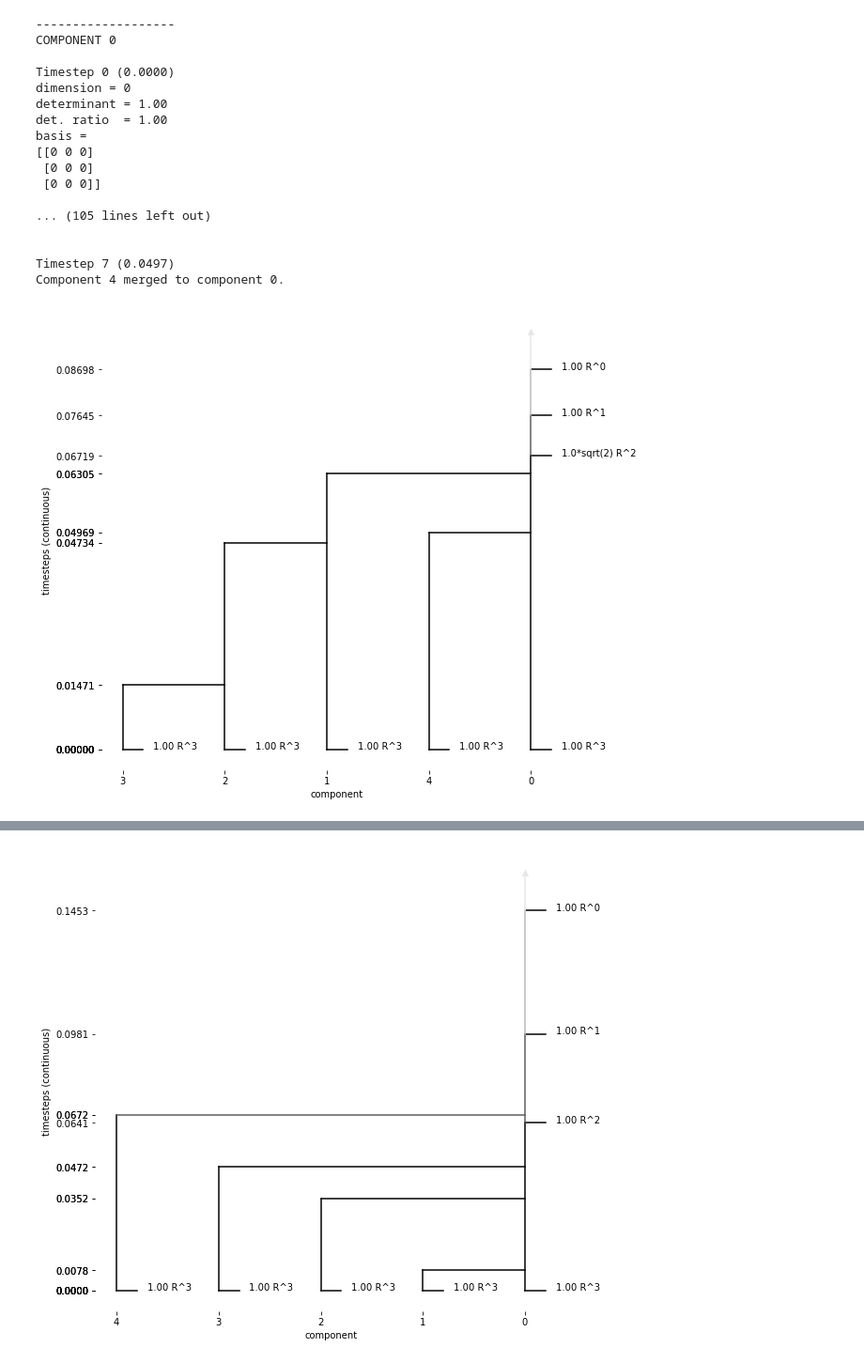
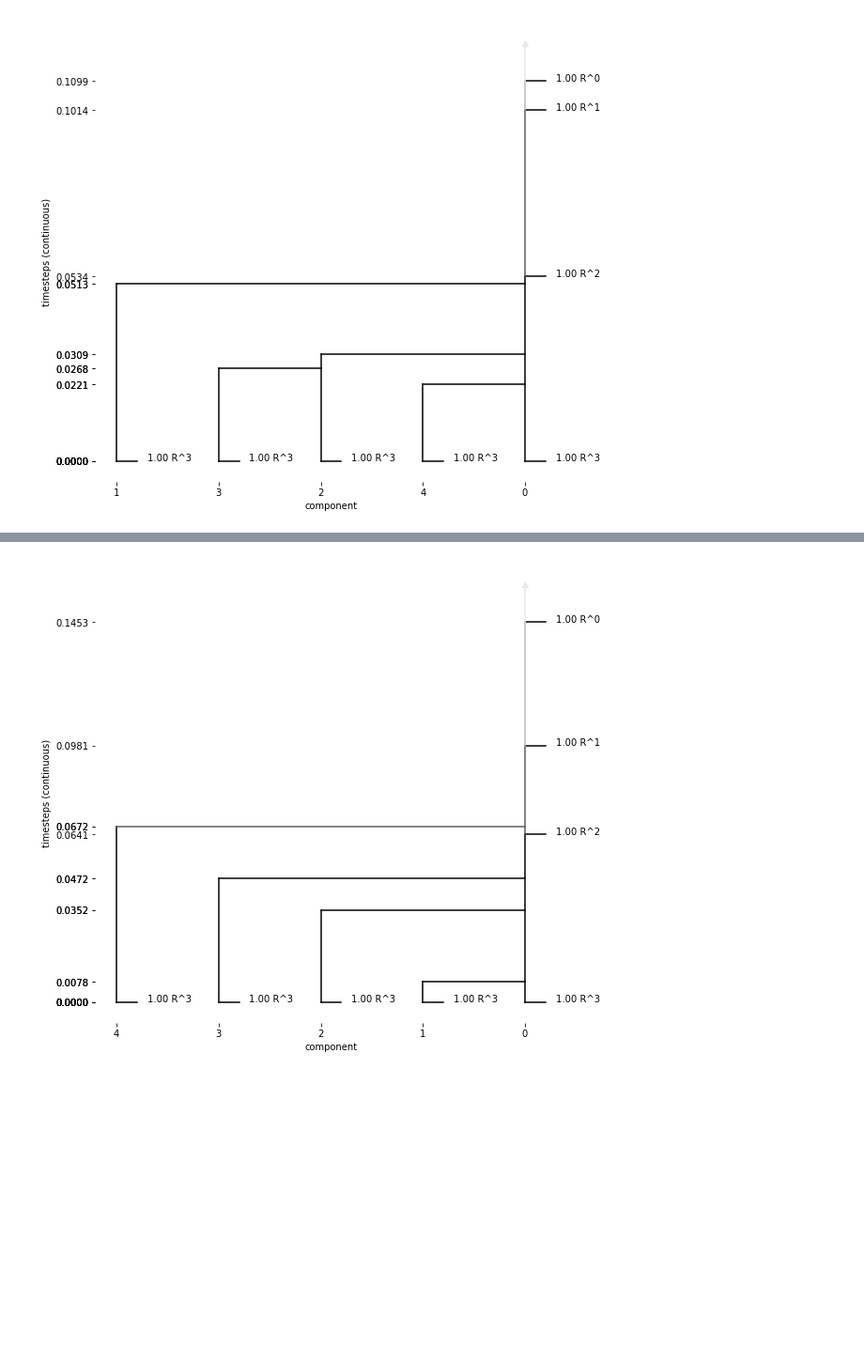
Before and after one commit to Chiara-ra/Masterthesis-Mathematics, a Jupyter notebook: Scratchbooks/TEST_notebook.ipynb, the cells around one changed output, grey strips where cells are left out. Shown at 94% size. Drawn from its saved outputs; the diff is of its cells as text; code cells hidden in the pictures; blank space fills up the shorter version.

```diff
--- a/Scratchbooks/TEST_notebook.ipynb
+++ b/Scratchbooks/TEST_notebook.ipynb
@@ -1,43 +1,26 @@
 # %%
 import sys
 import os
 
 SCRIPT_DIR = os.path.dirname(os.path.abspath("__file__"))
 sys.path.append(os.path.dirname(SCRIPT_DIR))
 
 # Test modules
 from periodic_ph import periodic_ph as pph
 from periodic_ph import examples    as ex
 
 
 
 from importlib import reload
 ex = reload(ex)
 pph = reload(pph)
 N = 5
 a, b, c = 1, 1, 1
 r_points = ex.random_points(N, a, b, c)
 random_example = pph.ExamplePrint(r_points, a=a, b=b, c=c)
 random_example.calculate_pph()
-random_example.describe_evolution()
+#random_example.describe_evolution()
 random_example.plot_evolution(cont_timesteps = True, width=9, height=9)
 random_example.plot_evolution(cont_timesteps = False, width=9, height=9)
 # %% [output]
--------------------
-COMPONENT 0
-
-Timestep 0 (0.0000)
-dimension = 0
-determinant = 1.00
-det. ratio  = 1.00
-basis =
-[[0 0 0]
- [0 0 0]
- [0 0 0]]
-
-... (105 lines left out)
-
-
-Timestep 7 (0.0497)
-Component 4 merged to component 0.
-[figure, old version]
+[figure, new version]
```
Also changed, not shown: parts of 1 cell of this notebook, 1 other file.
